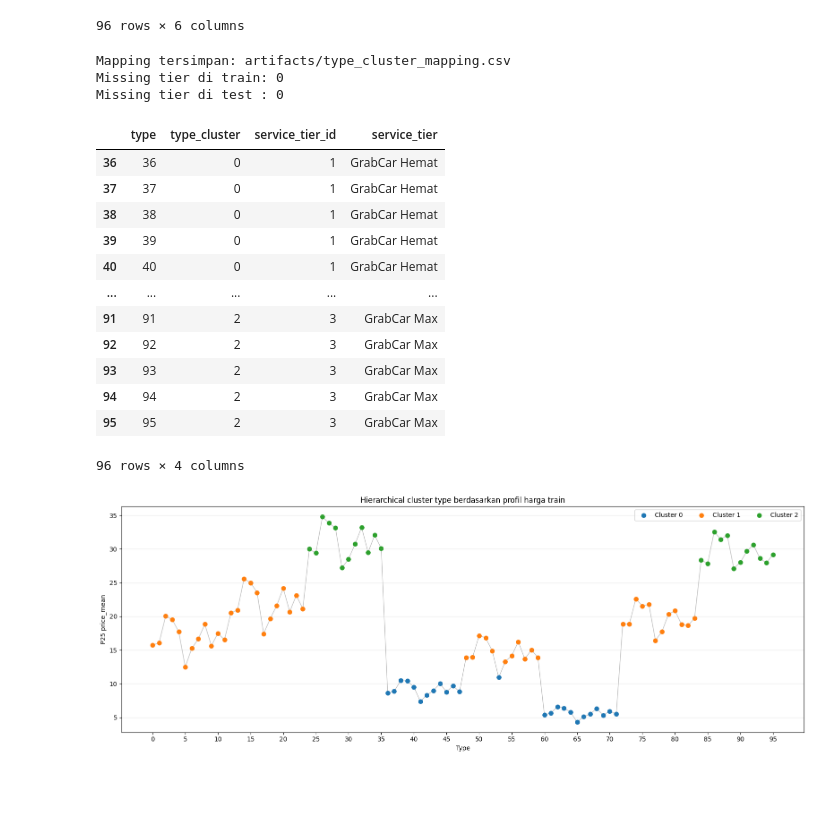
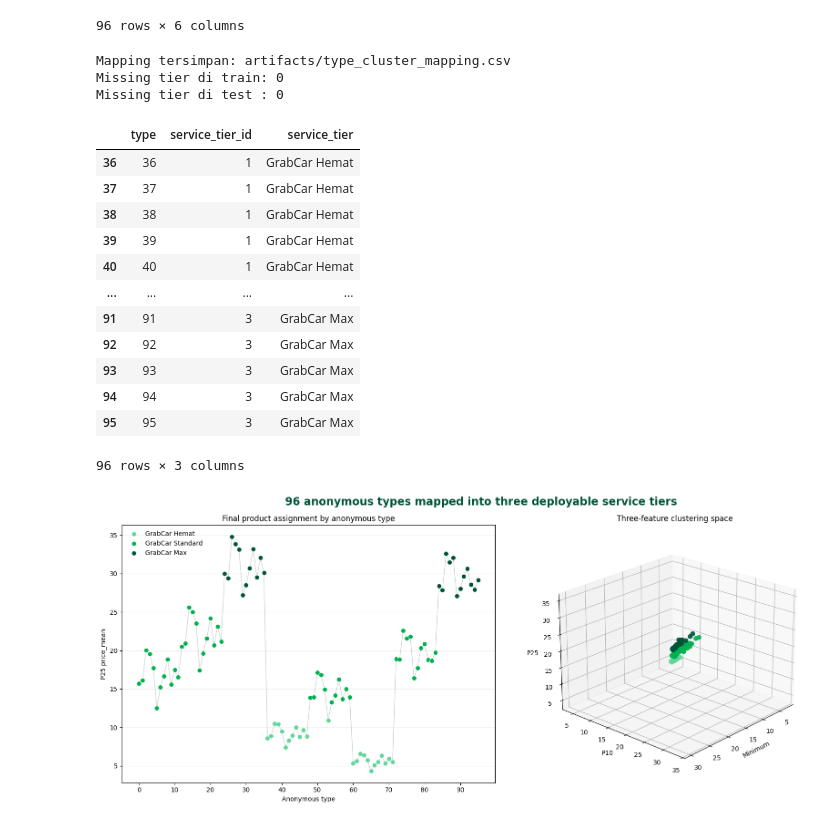
Before and after one commit to zzeiidann/Grabiez, a Jupyter notebook: notebooks/analysis_price_by_type.ipynb, the cells around one changed output. Drawn from its saved outputs; the diff is of its cells as text; code cells hidden in the pictures; blank space fills up the shorter version.

```diff
--- a/notebooks/analysis_price_by_type.ipynb
+++ b/notebooks/analysis_price_by_type.ipynb
@@ -111,8 +119,8 @@ Silhouette score: 0.660389
 96 rows × 6 columns
 # %%
 # Mapping migrasi dari type anonim kompetisi ke kontrak fitur production.
-type_cluster_mapping = type_profile[['type', 'type_cluster']].copy()
-type_cluster_mapping['service_tier_id'] = type_cluster_mapping['type_cluster'] + 1
+type_cluster_mapping = type_profile[['type']].copy()
+type_cluster_mapping['service_tier_id'] = type_profile['type_cluster'] + 1
 tier_names = {
     1: 'GrabCar Hemat',
     2: 'GrabCar Standard',
@@ -138,31 +146,43 @@ display(type_cluster_mapping.sort_values(['service_tier_id', 'type']))
 Mapping tersimpan: artifacts/type_cluster_mapping.csv
 Missing tier di train: 0
 Missing tier di test : 0
-|  | type | type_cluster | service_tier_id | service_tier |
-| 36 | 36 | 0 | 1 | GrabCar Hemat |
-| 37 | 37 | 0 | 1 | GrabCar Hemat |
-| 38 | 38 | 0 | 1 | GrabCar Hemat |
-| 39 | 39 | 0 | 1 | GrabCar Hemat |
-| 40 | 40 | 0 | 1 | GrabCar Hemat |
-| ... | ... | ... | ... | ... |
-| 91 | 91 | 2 | 3 | GrabCar Max |
-| 92 | 92 | 2 | 3 | GrabCar Max |
-| 93 | 93 | 2 | 3 | GrabCar Max |
-| 94 | 94 | 2 | 3 | GrabCar Max |
-| 95 | 95 | 2 | 3 | GrabCar Max |
+|  | type | service_tier_id | service_tier |
+| 36 | 36 | 1 | GrabCar Hemat |
+| 37 | 37 | 1 | GrabCar Hemat |
+| 38 | 38 | 1 | GrabCar Hemat |
+| 39 | 39 | 1 | GrabCar Hemat |
+| 40 | 40 | 1 | GrabCar Hemat |
+| ... | ... | ... | ... |
+| 91 | 91 | 3 | GrabCar Max |
+| 92 | 92 | 3 | GrabCar Max |
+| 93 | 93 | 3 | GrabCar Max |
+| 94 | 94 | 3 | GrabCar Max |
+| 95 | 95 | 3 | GrabCar Max |
-96 rows × 4 columns
+96 rows × 3 columns
 # %%
-fig, ax = plt.subplots(figsize=(16, 6))
-for cluster, part in type_profile.sort_values('type').groupby('type_cluster'):
-    ax.scatter(part['type'], part['price_mean_p25'], s=45, label=f'Cluster {cluster}')
-ax.plot(type_profile['type'], type_profile['price_mean_p25'],
-        color='0.75', linewidth=1, zorder=0)
-ax.set(title='Hierarchical cluster type berdasarkan profil harga train',
-       xlabel='Type', ylabel='P25 price_mean')
-ax.set_xticks(type_profile['type'][::5])
-ax.grid(axis='y', alpha=.25)
-ax.legend(ncol=4)
+tier_palette = {1: '#63D69B', 2: '#00B14F', 3: '#005339'}
+type_profile['service_tier_id'] = type_profile['type_cluster'] + 1
+type_profile['service_tier'] = type_profile['service_tier_id'].map(tier_names)
+
+fig = plt.figure(figsize=(17, 7))
+ax = fig.add_subplot(1, 2, 1)
+for tier_id, part in type_profile.sort_values('type').groupby('service_tier_id'):
+    ax.scatter(part['type'], part['price_mean_p25'], s=52, color=tier_palette[tier_id],
+               label=tier_names[tier_id], edgecolor='white', linewidth=.5)
+ax.plot(type_profile['type'], type_profile['price_mean_p25'], color='#C9D5CF', linewidth=1, zorder=0)
+ax.set(title='Final product assignment by anonymous type', xlabel='Anonymous type', ylabel='P25 price_mean')
+ax.set_xticks(type_profile['type'][::10]); ax.grid(axis='y', alpha=.18); ax.legend(frameon=False)
+
+ax3d = fig.add_subplot(1, 2, 2, projection='3d')
+for tier_id, part in type_profile.groupby('service_tier_id'):
+    ax3d.scatter(part['price_mean_min'], part['price_mean_p10'], part['price_mean_p25'],
+                 s=45, color=tier_palette[tier_id], label=tier_names[tier_id], alpha=.9)
+ax3d.set(xlabel='Minimum', ylabel='P10', zlabel='P25', title='Three-feature clustering space')
+ax3d.view_init(elev=22, azim=42)
+fig.suptitle('96 anonymous types mapped into three deployable service tiers',
+             fontsize=17, fontweight='bold', color=GRAB_DARK)
 plt.tight_layout()
+fig.savefig(ROOT / 'docs/images/type-tier-clustering.png', dpi=160, bbox_inches='tight')
 plt.show()
 # %% [output]
-[figure, old version]
+[figure, new version]
```
Also changed, not shown: parts of 1 cell of this notebook, 3 other files.
